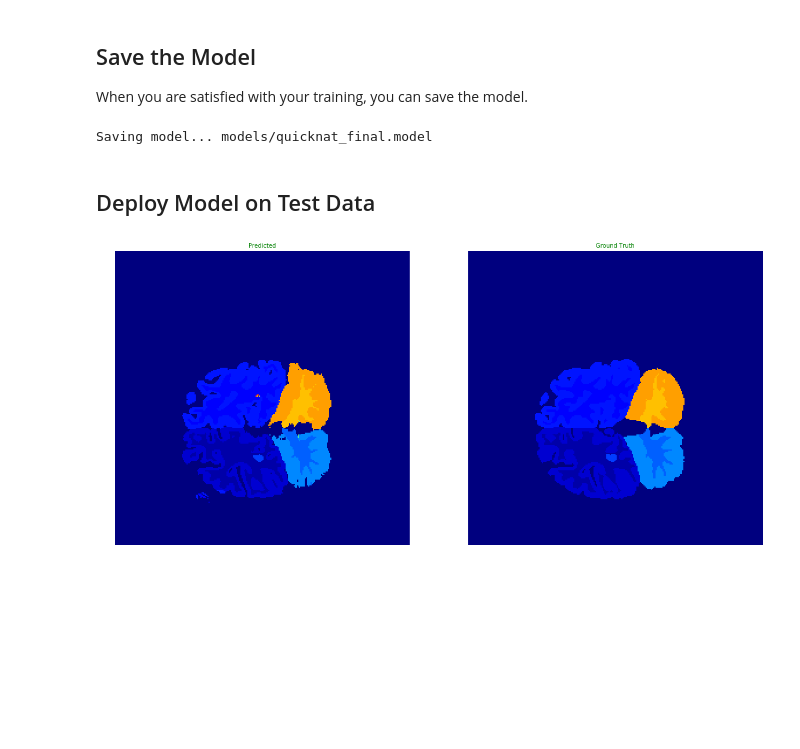
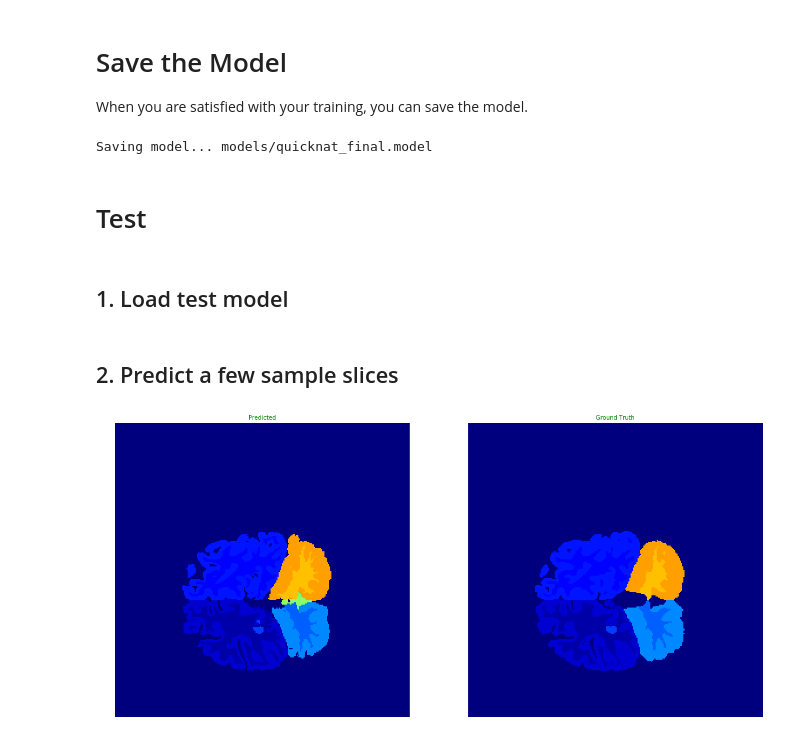
Before and after one commit to ai-med/quickNAT_pytorch, a Jupyter notebook: Run_QuickNAT.ipynb, the cells around one changed output. Cells and saved outputs as stored; diff of their text form; code cells hidden in the pictures; blank space fills up the shorter version.

```diff
--- a/Run_QuickNAT.ipynb
+++ b/Run_QuickNAT.ipynb
@@ -87,6 +98,7 @@ The autoreload extension is already loaded. To reload it, use:
 # %%
-#train_data, test_data = get_data(data_params)
-train_data, test_data = get_imdb_data()
+train_data, test_data = get_data(data_params)
+#train_data, test_data = get_imdb_data()
 print("Train size: %i" % len(train_data))
 print("Test size: %i" % len(test_data))
+train_data.y.shape
 # %% [output]
@@ -141,5 +206,5 @@ epoch train loss = 0.1558728963136673
 # %% [markdown]
-## Save the Model
+# Save the Model
 
 When you are satisfied with your training, you can save the model.
 # %%
@@ -147,28 +212,30 @@ quicknat_model.save(train_params['final_model_path'])
 # %% [output]
 Saving model... models/quicknat_final.model
 # %% [markdown]
-## Deploy Model on Test Data
+# Test
+# %% [markdown]
+## 1. Load test model
+# %%
+# quick_model_test = torch.load(train_params['final_model_path'])
+quick_model_test = torch.load('models/Exp01_try2/quicknat_epoch10.model')
+# %% [markdown]
+## 2. Predict a few sample slices
 # %%
-import matplotlib.pyplot as plt
-
-quick_model = torch.load(train_params['final_model_path'])
-#quick_model = torch.load('models/Exp01_try1/quicknat_epoch2.model')
 with torch.no_grad():
-    test_input = Variable(torch.Tensor(test_data.X[1000:1001]).cuda())
-    out = quick_model.predict(test_input)
+    test_input = Variable(torch.Tensor(test_data.X[1000:1001]).cuda(common_params['device']))
+    out = quick_model_test.predict(test_input, 1)
 
 groud_truth = test_data.y[1000:1001]
 groud_truth = np.squeeze(groud_truth)
-
 
 fig, ax = plt.subplots(nrows=1, ncols=2,figsize=(20,20))
 ax[0].imshow(out, cmap ='jet', vmin=0, vmax=net_params['num_class']-1)
 
 ax[0].set_title("Predicted", fontsize=10, color = "green")
 ax[0].axis('off')
 ax[1].imshow(groud_truth, cmap ='jet', vmin=0, vmax=net_params['num_class']-1)
 ax[1].set_title("Ground Truth", fontsize=10, color = "green")
 ax[1].axis('off')
 plt.show()
 # %% [output]
-[figure, old version]
+[figure, new version]
```
Also changed, not shown: parts of 13 cells of this notebook, 6 other files.
